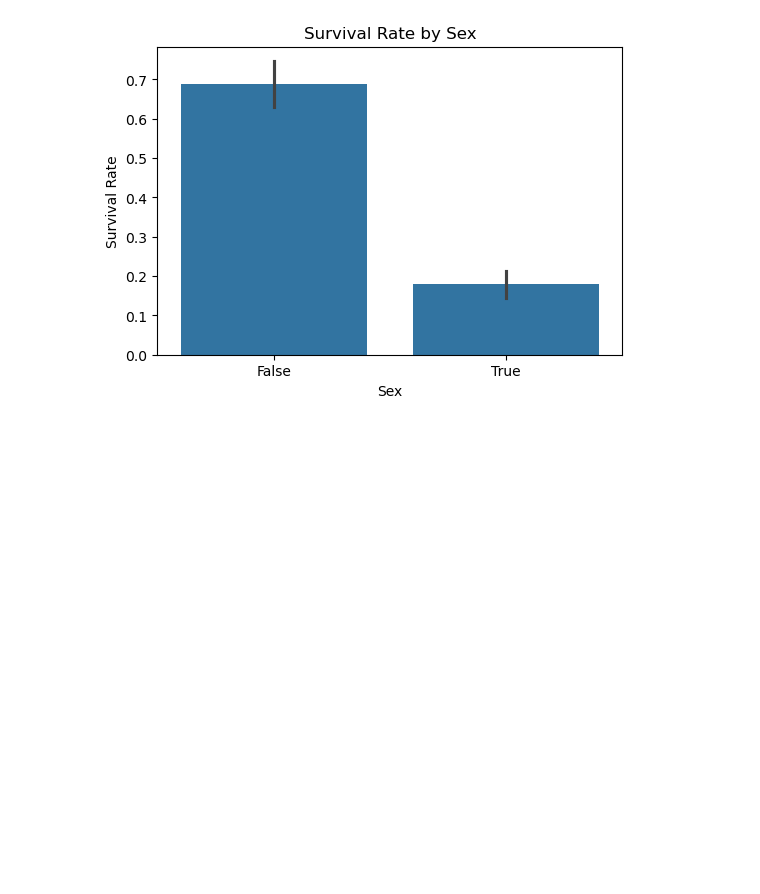
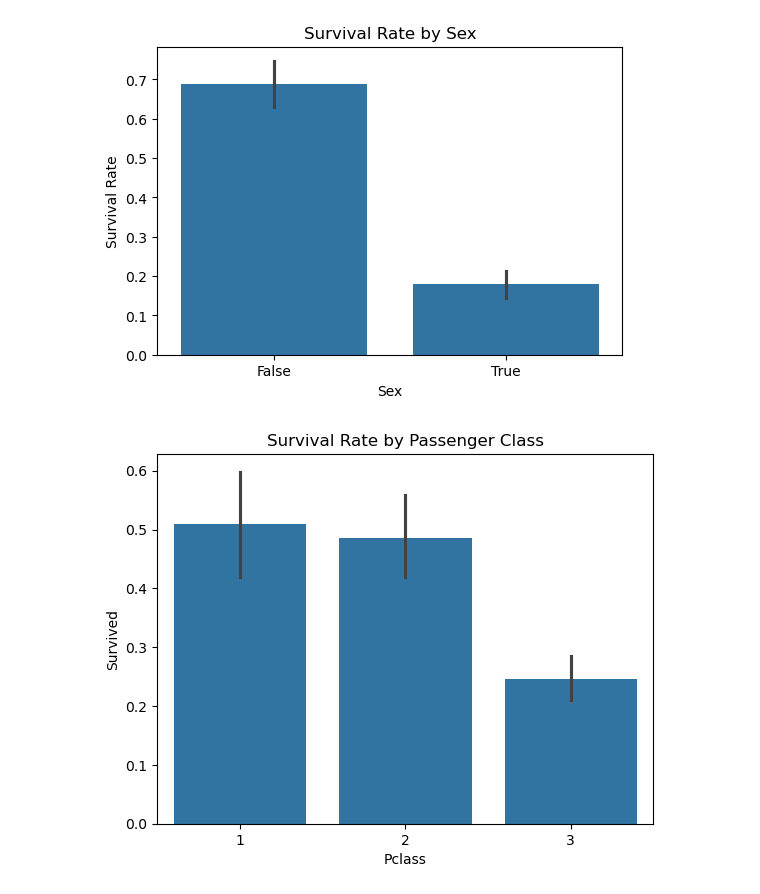
Before and after one commit to Chandu1613/Titanic_EDA, a Jupyter notebook: notebooks/titanic.ipynb, the cells around one changed output. Drawn from its saved outputs; the diff is of its cells as text; code cells hidden in the pictures; blank space fills up the shorter version.

Commit message:
EDA explanation and images

```diff
--- a/notebooks/titanic.ipynb
+++ b/notebooks/titanic.ipynb
@@ -227,3 +227,11 @@ plt.savefig("..\\output\\sex_vs_survived.png")
 plt.show()
 # %% [output]
 [figure]
+# %%
+# Pclass vs Survival
+sns.barplot(x="Pclass", y="Survived", data=df)
+plt.title("Survival Rate by Passenger Class")
+plt.savefig("..\\output\\pclass_vs_survived.png")
+plt.show()
+# %% [output]
+[figure, added]
```
Also changed, not shown: 2 other files.
